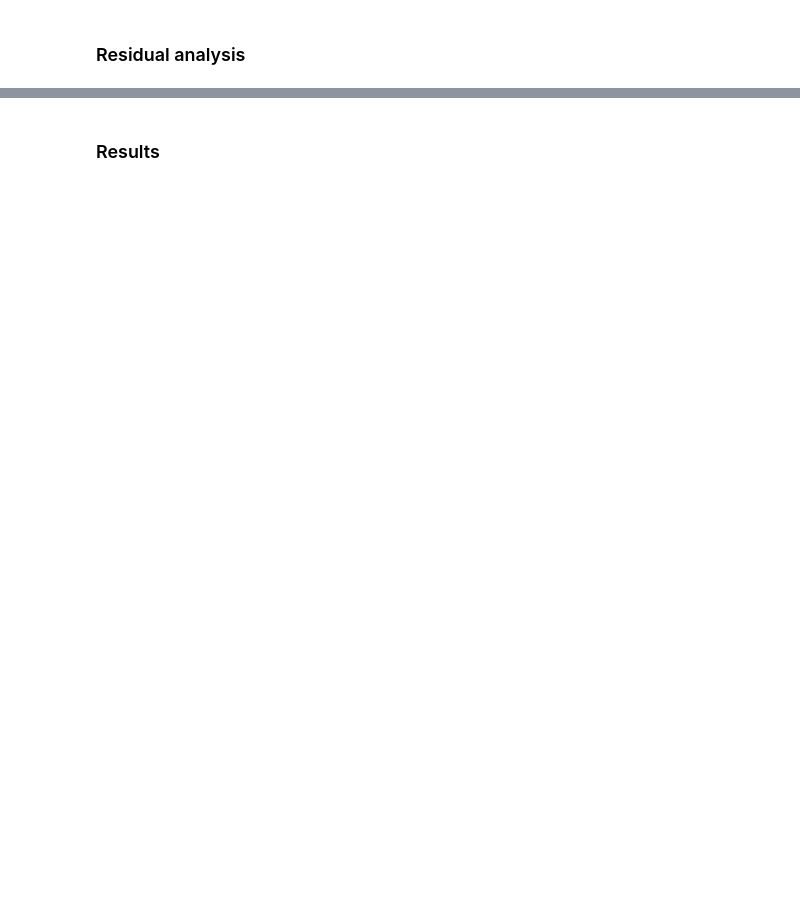
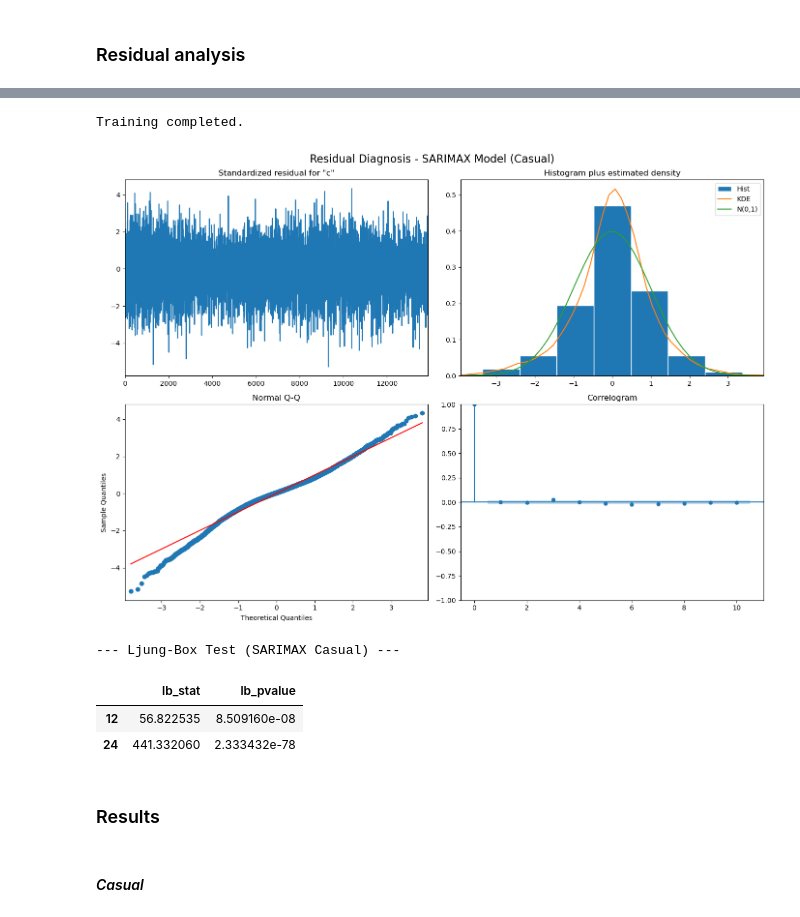
Before and after one commit to ikeiba/bike-sharing-time-series, a Jupyter notebook: project_submission/sarima_sarimax.ipynb, the cells around one changed output, grey strips where cells are left out. Saved outputs shown, nothing was run; the diff lists cells and outputs as text; code cells hidden in the pictures; blank space fills up the shorter version.

```diff
--- a/project_submission/sarima_sarimax.ipynb
+++ b/project_submission/sarima_sarimax.ipynb
@@ -607,4 +655,57 @@ display(lb_test_sarimax)
+# %%
+import pandas as pd
+from statsmodels.tsa.statespace.sarimax import SARIMAX
+
+import os
+os.environ["OMP_NUM_THREADS"] = "14"
+os.environ["OPENBLAS_NUM_THREADS"] = "14"
+os.environ["MKL_NUM_THREADS"] = "14"
+
+# We reuse the winning hyperparameters from your fast Grid Search
+best_p_log, best_q_log = 1, 2 # Replace with your real ones
+best_P_log, best_Q_log = 0, 2 # Replace with your real ones
+
+# Convertimos TODO el train a logaritmo
+y_casual_train_log = np.log1p(y_casual_train)
+
+# Creamos el SARIMAX definitivo
+model_sarimax_log = SARIMAX(
+    endog=y_casual_train_log,
+    exog=X_train,  # <--- AQUÍ entra el clima
+    order=(best_p_log, 0, best_q_log),
+    seasonal_order=(best_P_log, 1, best_Q_log, 24),
+    simple_differencing=False
+)
+fit_sarimax_log = model_sarimax_log.fit(disp=False)
+
+print("Training completed.")
+# %% [output]
+Training completed.
+# %%
+import matplotlib.pyplot as plt
+from statsmodels.stats.diagnostic import acorr_ljungbox
+
+# Qualitative plots
+fig = fit_sarimax_log.plot_diagnostics(figsize=(14, 10))
+fig.suptitle('Residual Diagnosis - SARIMAX Model (Casual)', fontsize=16)
+plt.tight_layout()
+plt.show()
+
+# Quantitative Test (Ljung-Box)
+residuals_sarimax = fit_sarimax_log.resid
+lb_test_sarimax = acorr_ljungbox(residuals_sarimax.dropna(), lags=[12, 24])
+
+print("\n--- Ljung-Box Test (SARIMAX Casual) ---")
+display(lb_test_sarimax)
+# %% [output]
+[figure, added]
+--- Ljung-Box Test (SARIMAX Casual) ---
+|  | lb_stat | lb_pvalue |
+| 12 | 56.822535 | 8.509160e-08 |
+| 24 | 441.332060 | 2.333432e-78 |
 # %% [markdown]
 ### Results
+# %% [markdown]
+#### *Casual*
 # %%
 import numpy as np
```
Also changed, not shown: parts of 17 cells of this notebook, 4 other files.
